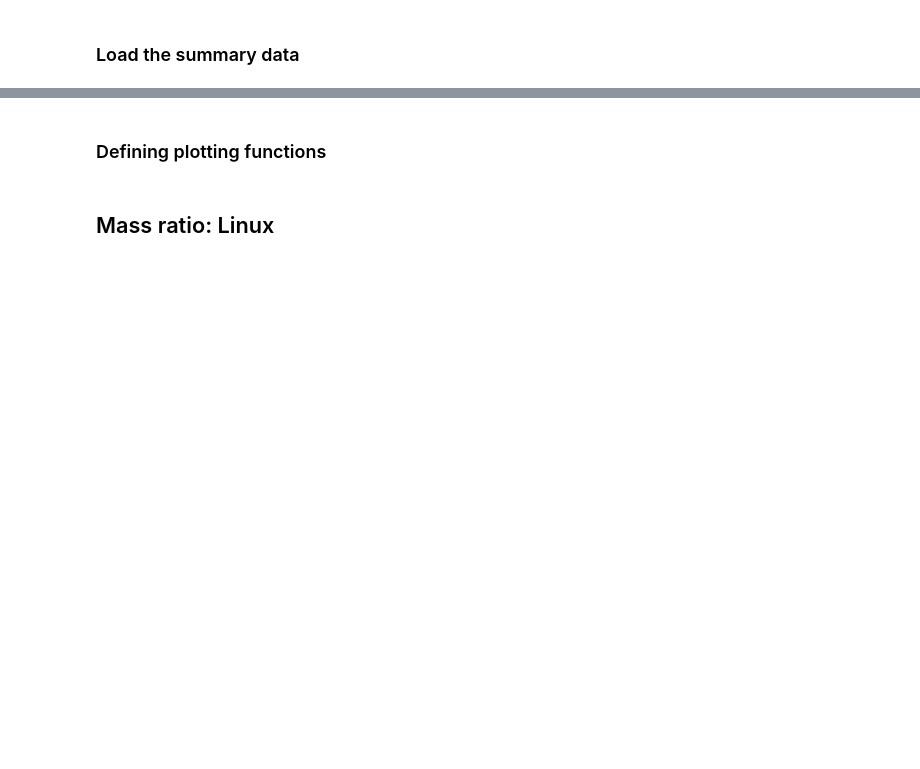
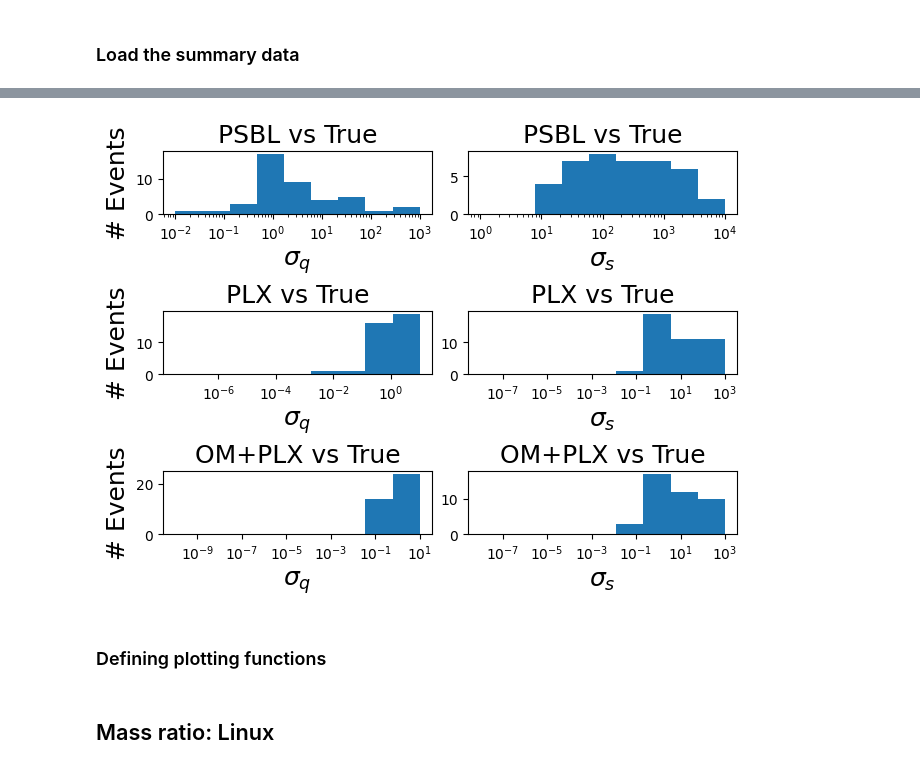
Before and after one commit to stelais/jasmine, a Jupyter notebook: analysis/windows_linux_comparison.ipynb, the cells around one changed output, grey strips where cells are left out. Cells and saved outputs as stored; diff of their text form; code cells hidden in the pictures; blank space fills up the shorter version.

```diff
--- a/analysis/windows_linux_comparison.ipynb
+++ b/analysis/windows_linux_comparison.ipynb
@@ -40,3 +123,55 @@ q_and_s_emu
+# %%
+ig, axs = plt.subplots(3,2,dpi=100,layout='constrained')
+
+ax =axs.flatten()
+
+bins= np.logspace(-2,3,10)
+ax[0].hist(sigq_psbltrue.abs(),bins=bins)
+ax[0].set_xscale('log')
+ax[0].set_xlabel(r'$\sigma_q$',size=18)
+ax[0].set_ylabel('# Events',size=18)
+ax[0].set_title('PSBL vs True',size=18)
+
+bins= np.logspace(-0,4,10)
+ax[1].hist(sigs_psbltrue.abs(),bins=bins)
+ax[1].set_xscale('log')
+ax[1].set_xlabel(r'$\sigma_s$',size=18)
+#ax[1].set_ylabel('# Events',size=20)
+ax[1].set_title('PSBL vs True',size=18)
+
+
+
+bins= np.logspace(-7.5,1,10)
+ax[2].hist(sigq_plxtrue.abs(),bins=bins)
+ax[2].set_xscale('log')
+ax[2].set_xlabel(r'$\sigma_q$',size=18)
+ax[2].set_ylabel('# Events',size=18)
+ax[2].set_title('PLX vs True',size=18)
+
+bins= np.logspace(-8,3,10)
+ax[3].hist(sigs_plxtrue.abs(),bins=bins)
+ax[3].set_xscale('log')
+ax[3].set_xlabel(r'$\sigma_s$',size=18)
+#ax[1].set_ylabel('# Events',size=20)
+ax[3].set_title('PLX vs True',size=18)
+
+
+bins= np.logspace(-10,1,10)
+ax[4].hist(sigq_obtrue.abs(),bins=bins)
+ax[4].set_xscale('log')
+ax[4].set_xlabel(r'$\sigma_q$',size=18)
+ax[4].set_ylabel('# Events',size=18)
+ax[4].set_title('OM+PLX vs True',size=18)
+
+bins= np.logspace(-8,3,10)
+ax[5].hist(sigs_obtrue.abs(),bins=bins)
+ax[5].set_xscale('log')
+ax[5].set_xlabel(r'$\sigma_s$',size=18)
+#ax[3].set_ylabel('# Events',size=20)
+ax[5].set_title('OM+PLX vs True',size=18)
+plt.savefig('/Users/jmbrashe/VBBOrbital/truesigma.png')
+# %% [output]
+[figure, added]
 # %% [markdown]
 ### Defining plotting functions
 # %%
```
Also changed, not shown: parts of 9 cells of this notebook, 2 other files.
